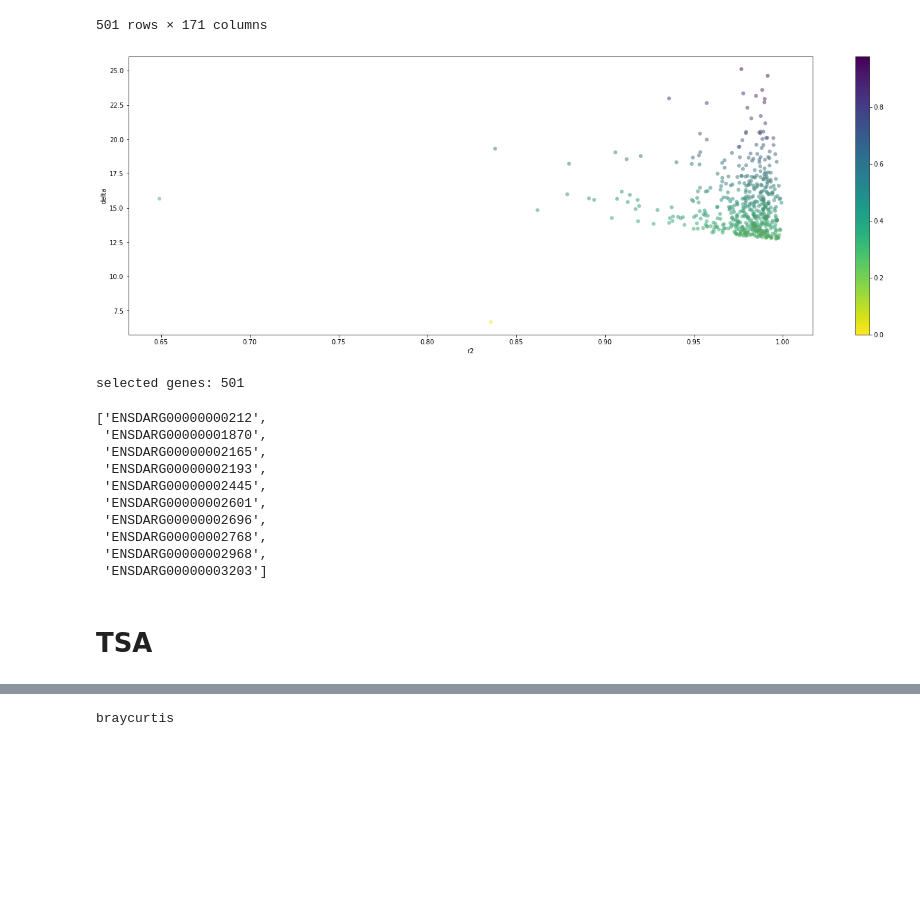
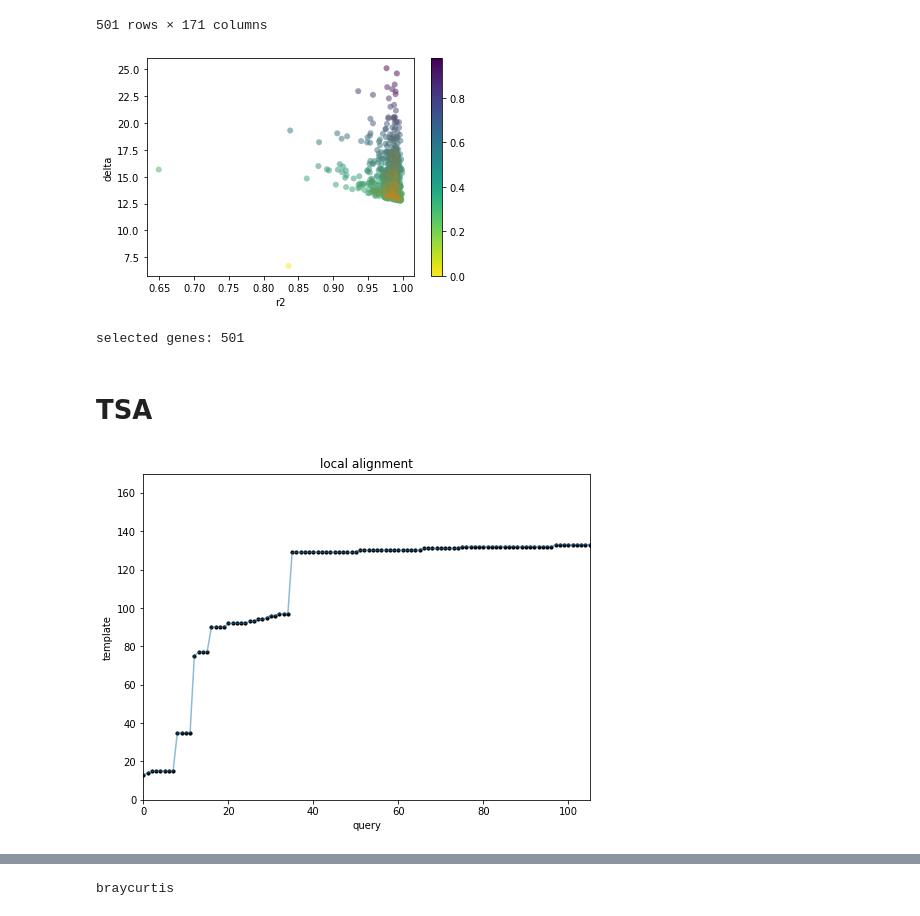
Before and after one commit to siebrenf/TSA, a Jupyter notebook: main.ipynb, the cells around one changed output, grey strips where cells are left out. Saved outputs shown, nothing was run; the diff lists cells and outputs as text; code cells hidden in the pictures; blank space fills up the shorter version.

Commit message:
gene_selection tests

```diff
--- a/main.ipynb
+++ b/main.ipynb
@@ -10,7 +10,7 @@ from tsa.plotting import plot_alignments
 # %%
 filter_template_genes = True
 
-new_gpr = True
+new_gpr = False
 timepoints_per_sample = 10
 
 new_genes = False
@@ -108,29 +92,19 @@ template_tpms_inf
 # %%
 # gene selection (optional)
 gpr_normscores = score_normalization(gpr_scores)
 plot_scores(gpr_normscores, highlight_top_n=n_genes)
 
 if new_genes:
     # save selected genes
     selected_genes = best_n_genes(gpr_normscores, n_genes=n_genes, to_file=selected_genes_file)
 else:
     selected_genes = list(pd.read_csv(selected_genes_file, sep="\t")["gene"])
 
 print("selected genes:", len(selected_genes))
-selected_genes[0:10]
+# print(selected_genes[0:10])
 # %% [output]
-[figure, old version]
+[figure, new version]
 selected genes: 501
-['ENSDARG00000000212',
- 'ENSDARG00000001870',
- 'ENSDARG00000002165',
- 'ENSDARG00000002193',
- 'ENSDARG00000002445',
- 'ENSDARG00000002601',
- 'ENSDARG00000002696',
- 'ENSDARG00000002768',
- 'ENSDARG00000002968',
- 'ENSDARG00000003203']
 # %% [markdown]
 # TSA
 # %%
@@ -173,3 +147,30 @@ query_samples_file = "data/levin_mpf_samples.tsv"
 
 # query_samples_file = "data/tanB_mpf_samples.tsv"
 # alignment_file = "data/owensA1_mpf_tanB_mpf_mapping.tsv"
+# %%
+# preprocessing
+query_samples = pd.read_csv(query_samples_file, sep="\t", index_col=0)
+sample_order, time2samples = get_sample_info(query_samples)
+
+tpms = pd.read_csv(tpm_file, sep="\t", index_col=0)
+query_tpms = tpm_normalization(tpms, sample_order)
+
+# cost matrix
+# selected_genes = list(pd.read_csv(selected_genes_file, sep="\t")["gene"])
+# template_tpms_inf = pd.read_csv(gpr_inference_file, sep="\t", index_col=0)
+cost_matrix = get_cost_matrix(template_tpms_inf, query_tpms, selected_genes, time2samples)
+
+# LTSA
+best_path, best_score = best_alignment_graph(cost_matrix)
+plot_alignment(cost_matrix, best_path)
+
+# mapping
+query_time = list2floats(query_samples.time.unique())
+extended_template_time = list2floats(template_tpms_inf.columns)
+mapped = pd.DataFrame(data={
+    "original_time": query_time,
+    "inferred_time": [extended_template_time[i] for i in best_path],
+})
+# mapped.to_csv(alignment_file, sep="\t", index=False)  # noqa
+# %% [output]
+[figure, added]
```
Also changed, not shown: parts of 6 cells of this notebook, 4 other files.
